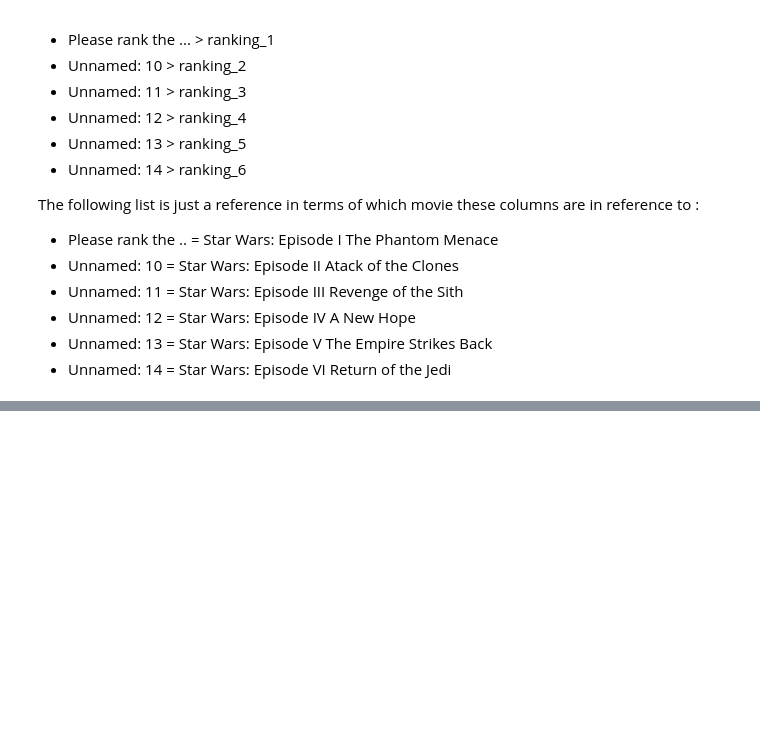
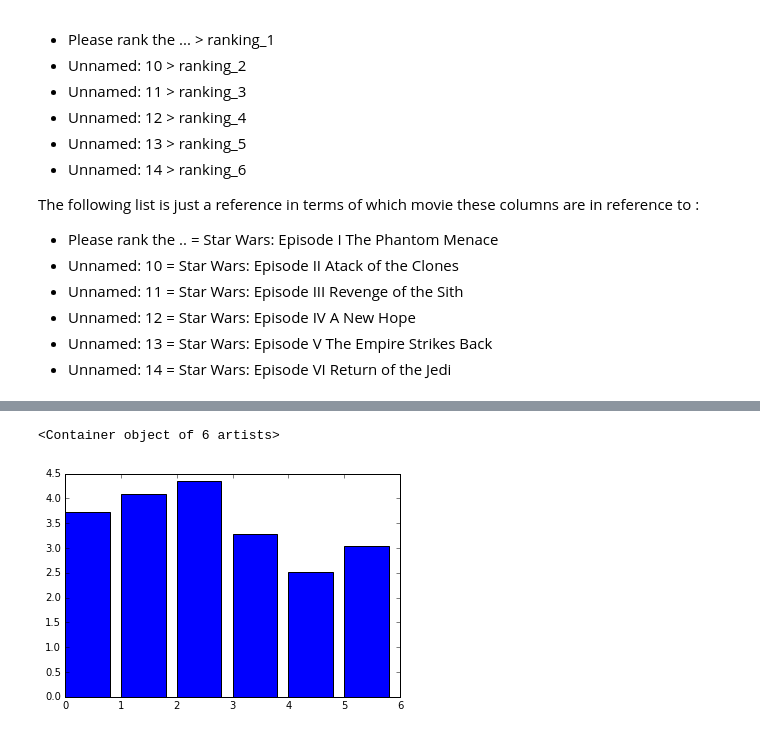
Before and after one commit to nkalpaxis/Star_Wars_Survey, a Jupyter notebook: Star_Wars_Survey.ipynb, the cells around one changed output, grey strips where cells are left out. Cells and saved outputs as stored; diff of their text form; code cells hidden in the pictures; blank space fills up the shorter version.

```diff
--- a/Star_Wars_Survey.ipynb
+++ b/Star_Wars_Survey.ipynb
@@ -199,7 +191,7 @@ The following list is just a reference in terms of which movie these columns are
 # %%
 # renaming columns
 star_wars = star_wars.rename(columns={
-    'Please rank the Star Wars films in order of prefernce with 1 being your favorite film in the franchise and 6 being your least favorite film.' : 'ranking_1',
+    'Please rank the Star Wars films in order of preference with 1 being your favorite film in the franchise and 6 being your least favorite film.' : 'ranking_1',
     'Unnamed: 10': 'ranking_2',
     'Unnamed: 11': 'ranking_3',
     'Unnamed: 12' : 'ranking_4',
@@ -227,3 +217,6 @@ Index(['RespondentID',
        'Gender', 'Age', 'Household Income', 'Education',
        'Location (Census Region)'],
       dtype='object')
+# %%
+# converting columns 9 through 14 to float with pandas astype()
+star_wars[star_wars.columns[9:15]] = star_wars[star_wars.columns[9:15]].astype(float)
@@ -229,0 +238,9 @@ Index(['RespondentID',
+# %%
+# plotting bar chart of all ranking_ columns
+%matplotlib inline
+import matplotlib.pyplot as plt
+
+plt.bar(range(6), star_wars[star_wars.columns[9:15]].mean())
+# %% [output]
+<Container object of 6 artists>
+[figure, added]
```
Also changed, not shown: parts of 26 cells of this notebook.
